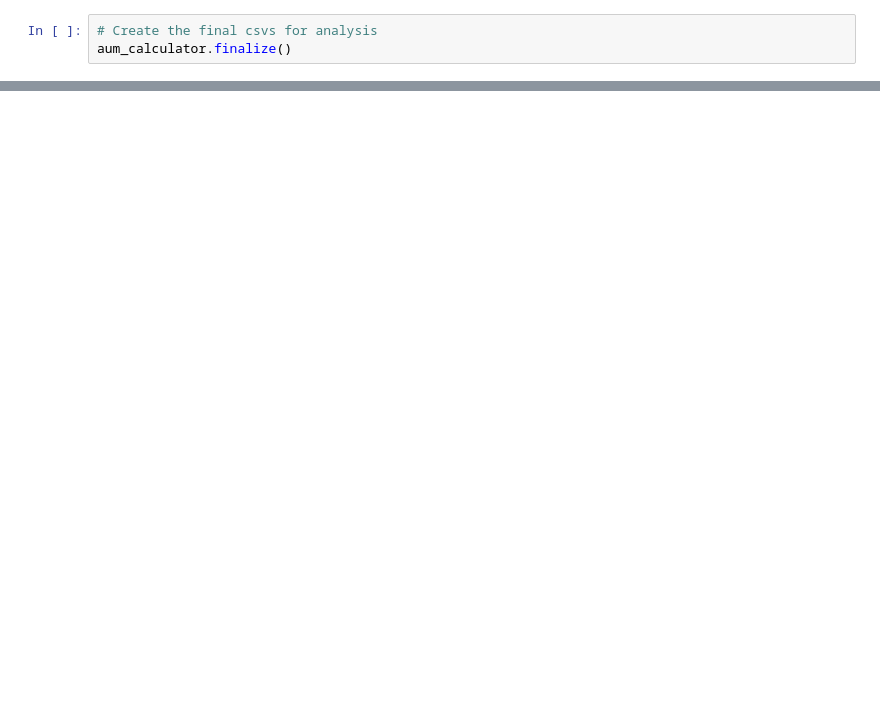
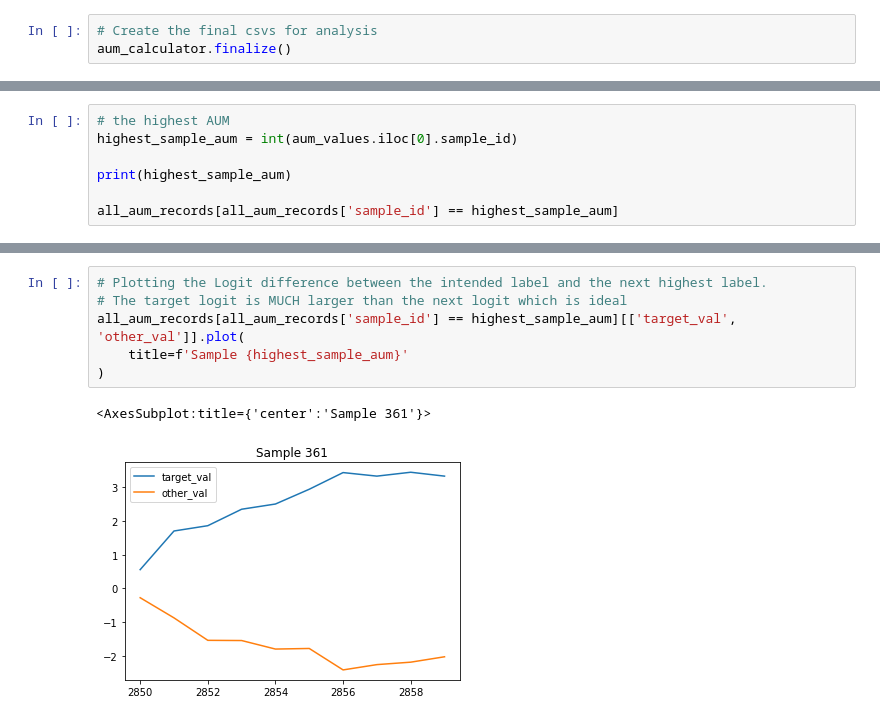
Before and after one commit to sinanuozdemir/oreilly-transformers-nlp-mlops, a Jupyter notebook: notebooks/data_cleaning.ipynb, the cells around one changed output, grey strips where cells are left out. Drawn from its saved outputs; the diff is of its cells as text; blank space fills up the shorter version.

```diff
--- a/notebooks/data_cleaning.ipynb
+++ b/notebooks/data_cleaning.ipynb
@@ -207,0 +176,7 @@ all_aum_records[all_aum_records['sample_id'] == 2021]
+# %%
+# the highest AUM
+highest_sample_aum = int(aum_values.iloc[0].sample_id)
+
+print(highest_sample_aum)
+
+all_aum_records[all_aum_records['sample_id'] == highest_sample_aum]
@@ -207,0 +196,9 @@ all_aum_records[all_aum_records['sample_id'] == 2021]
+# %%
+# Plotting the Logit difference between the intended label and the next highest label.
+# The target logit is MUCH larger than the next logit which is ideal
+all_aum_records[all_aum_records['sample_id'] == highest_sample_aum][['target_val', 'other_val']].plot(
+    title=f'Sample {highest_sample_aum}'
+)
+# %% [output]
+<AxesSubplot:title={'center':'Sample 361'}>
+[figure, added]
```
Also changed, not shown: parts of 34 cells of this notebook, 6 other files.
